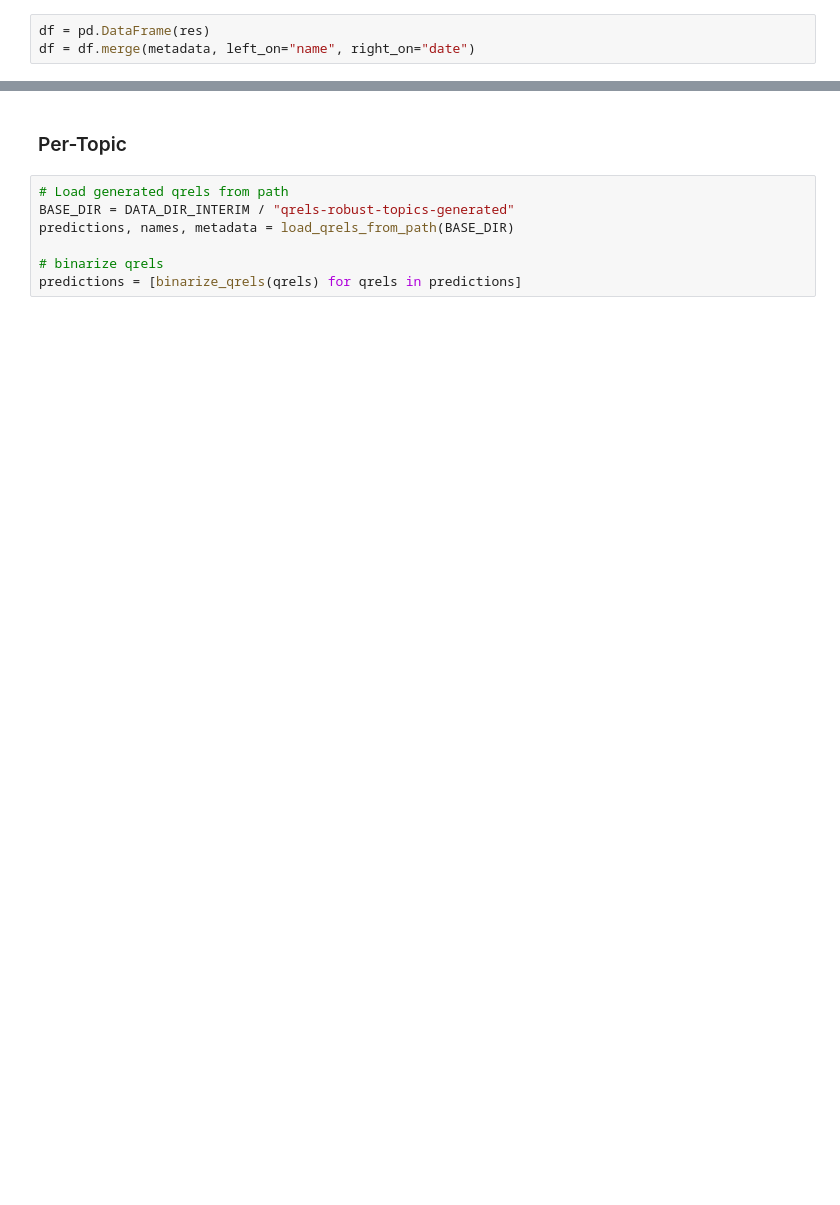
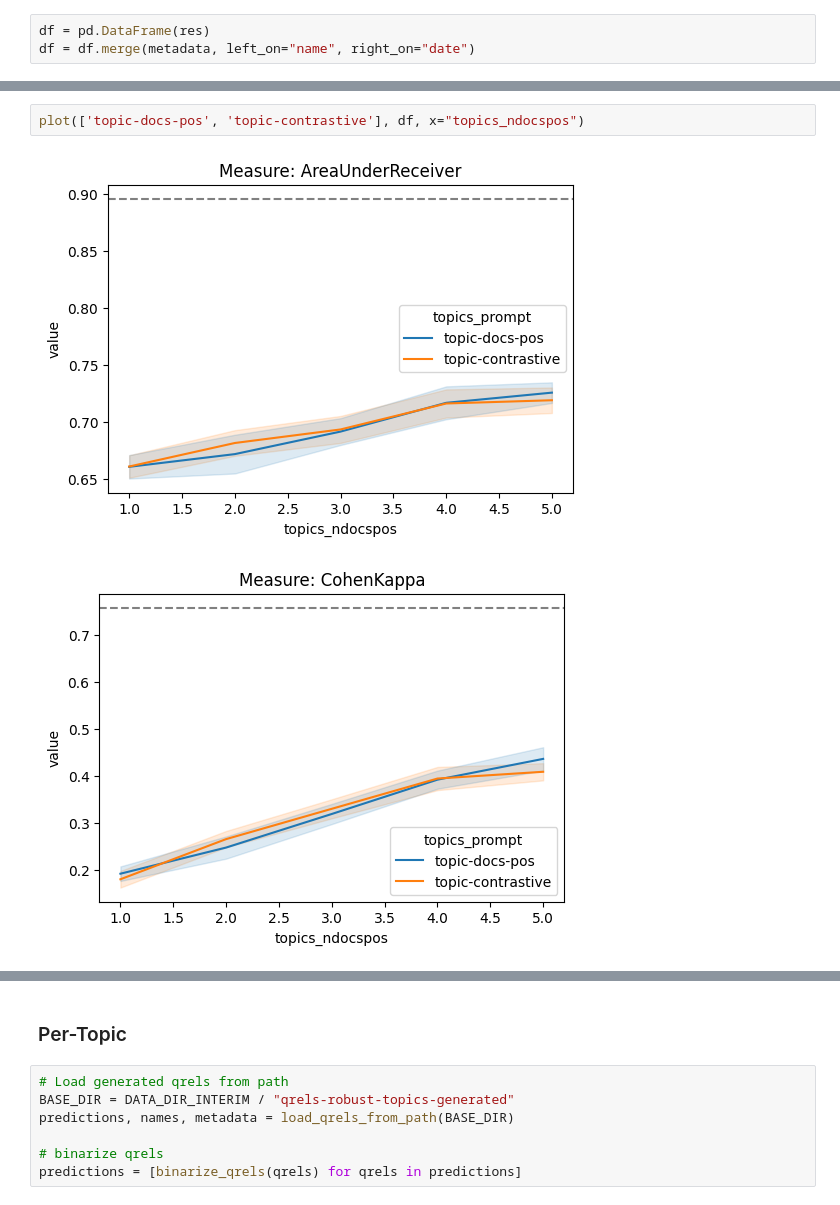
Before and after one commit to irgroup/SIGIR26-Synthesized-Information-Needs, a Jupyter notebook: notebooks/evaluate-alignment.ipynb, the cells around one changed output, grey strips where cells are left out. Cells and saved outputs as stored; diff of their text form; blank space fills up the shorter version.

```diff
--- a/notebooks/evaluate-alignment.ipynb
+++ b/notebooks/evaluate-alignment.ipynb
@@ -189,0 +184,5 @@ plot(['topic-query-docs-pos', 'topic-query-docs-neg', 'topic-query', 'topic-quer
+# %%
+plot(['topic-docs-pos', 'topic-contrastive'], df, x="topics_ndocspos")
+# %% [output]
+[figure, added]
+[figure, added]
```
Also changed, not shown: parts of 16 cells of this notebook, 12 other files.
